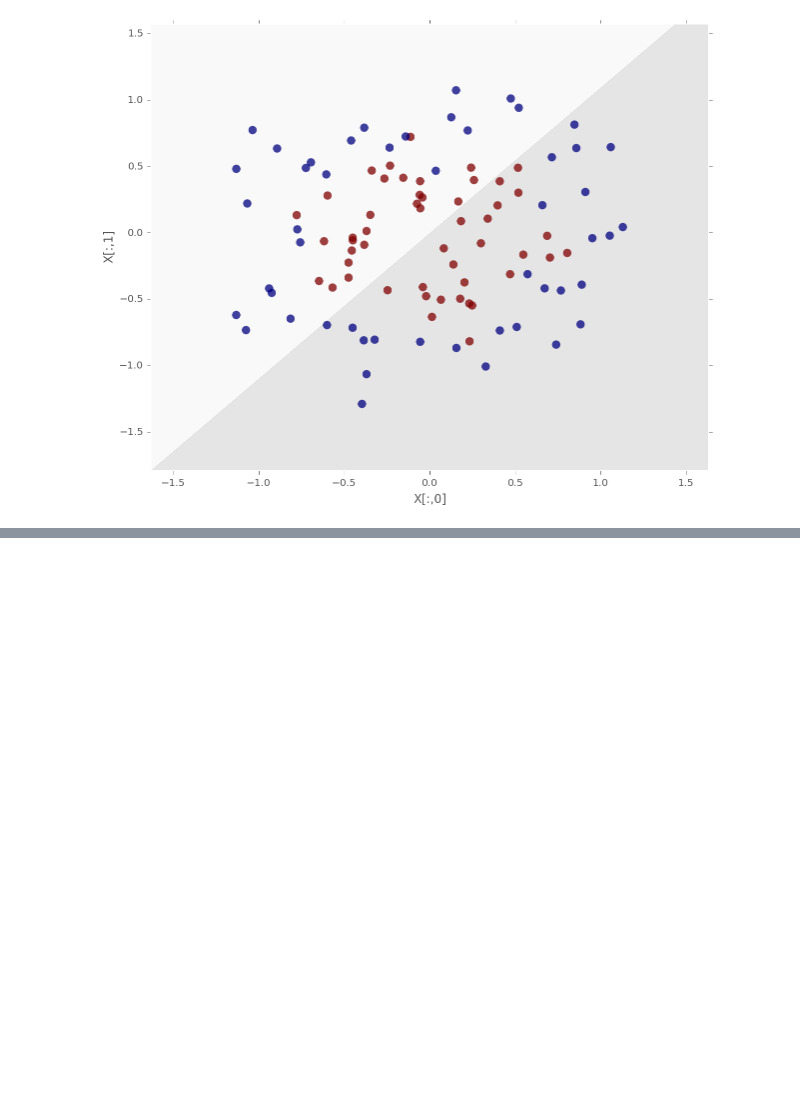
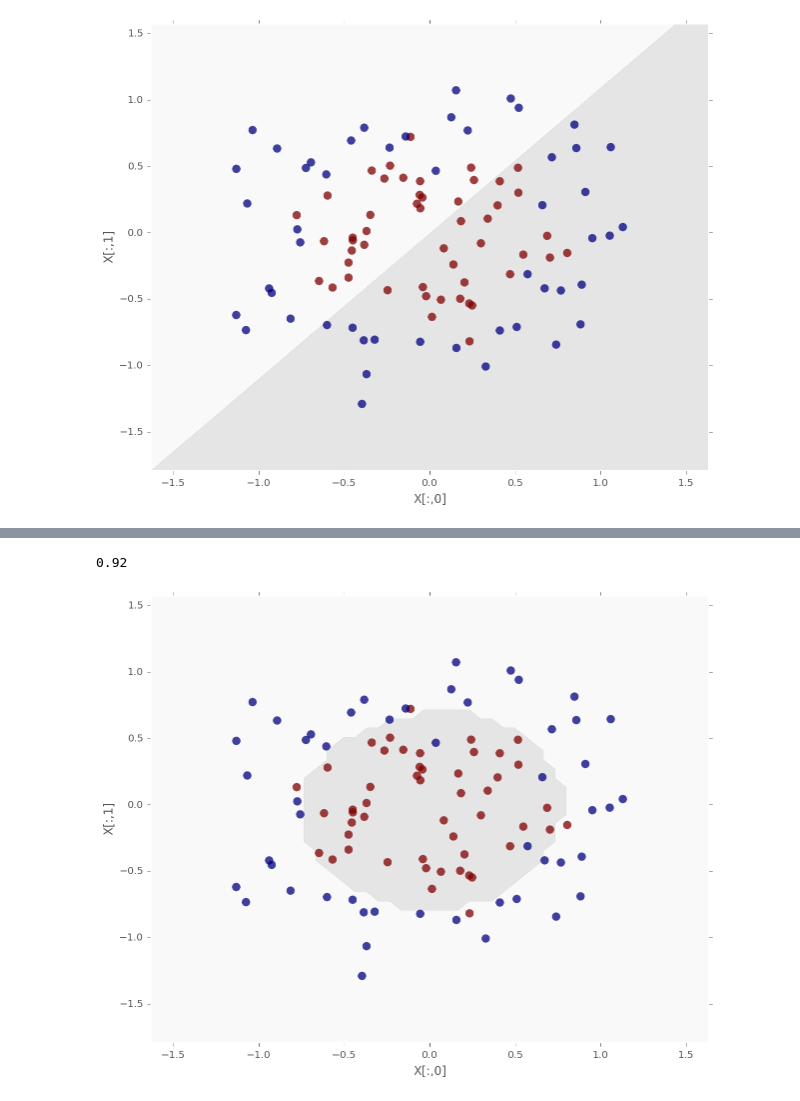
Before and after one commit to mlunacek/meetup_data_science_2016, a Jupyter notebook: notebooks/01_supervised.ipynb, the cells around one changed output, grey strips where cells are left out. Saved outputs shown, nothing was run; the diff lists cells and outputs as text; code cells hidden in the pictures; blank space fills up the shorter version.

```diff
--- a/notebooks/01_supervised.ipynb
+++ b/notebooks/01_supervised.ipynb
@@ -308,0 +381,8 @@ plot(clf)
+# %%
+clf = SVC(probability=True)
+clf.fit(X, y)
+print clf.score(X,y)
+plot(clf)
+# %% [output]
+0.92
+[figure, added]
```
Also changed, not shown: parts of 33 cells of this notebook, 4 other files.
